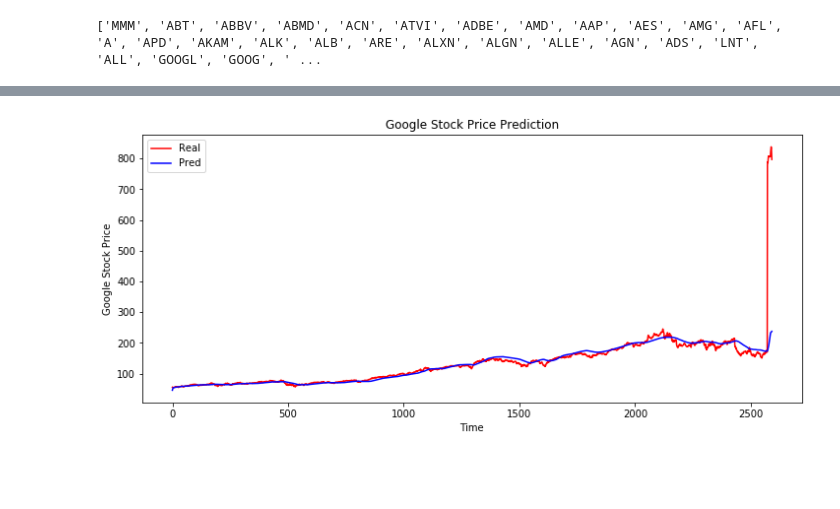
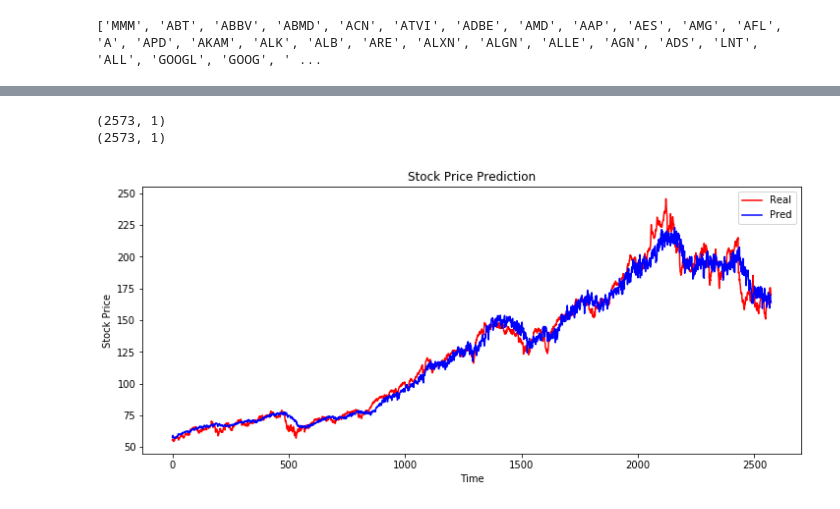
Before and after one commit to dsingal0/StockPredictor, a Jupyter notebook: simplePredictor.ipynb, the cells around one changed output, grey strips where cells are left out. Drawn from its saved outputs; the diff is of its cells as text; code cells hidden in the pictures; blank space fills up the shorter version.

Commit message:
fixed predict in notebook, removed GooglePredictor, and added pip requirements. todo: comments and wrapper for multi-stock training and checkpointing

```diff
--- a/simplePredictor.ipynb
+++ b/simplePredictor.ipynb
@@ -63,0 +48,12 @@ print(training_set_scaled)
+# %%
+# Importing the data set
+ticker = yf.Ticker(labels[0])
+data_set = ticker.history(period="max")
+data_set = data_set[data_set.index>dateutil.parser.parse("2009-06-01")]
+data_set = data_set.drop(['Dividends', 'Stock Splits', 'High', 'Low', 'Close','Volume'], axis = 1)
+train_set, test_set = train_test_split(data_set, test_size=0.2, train_size=0.8, shuffle=False)
+sc = MinMaxScaler(feature_range = (0, 1))
+train_fit = sc.fit(train_set)
+train_scaled = sc.transform(train_set)
+print(train_set.shape)
+print(test_set.shape)
@@ -131,36 +136,38 @@ epoch 49, loss 0.002136867493391037
 # %%
-# Getting the real stock price of 2017
-dataset_test = pd.read_csv('Google_Stock_Price_Test.csv')
-real_stock_price = dataset_test.iloc[:, 1:2].values
-
-# Getting the predicted stock price of 2017
-dataset_total = pd.concat((training_set['Open'], dataset_test['Open']), axis = 0)
-inputs = dataset_total[len(dataset_total) - len(dataset_test) - INPUT_SIZE:].values
+real_stock_price = test_set.values
+total_set = pd.concat((train_set['Open'], test_set['Open']), axis = 0)
+inputs = total_set[len(total_set) - len(test_set) - INPUT_SIZE:].values
 inputs = inputs.reshape(-1,1)
 inputs = sc.transform(inputs)
-X_test = []
-for i in range(INPUT_SIZE, 80):
-    X_test.append(inputs[i-INPUT_SIZE:i, 0])
-X_test = np.array(X_test)
-X_test = np.reshape(X_test, (X_test.shape[0], 1, X_test.shape[1]))
 
-X_train_X_test = np.concatenate((X_train, X_test),axis=0)
+x_test = []
+for i in range(INPUT_SIZE, inputs.shape[0]):
+    x_test.append(inputs[i-INPUT_SIZE:i, 0])
+x_test = np.array(x_test)
+x_test = np.reshape(x_test, (x_test.shape[0], 1, x_test.shape[1]))
+
+x_train_x_test = np.concatenate((x_train, x_test),axis=0)
 hidden_state = None
-test_inputs = Variable(torch.from_numpy(X_train_X_test).float()).cuda()
+test_inputs = Variable(torch.from_numpy(x_train_x_test).float()).cuda()
 predicted_stock_price, b = rnn(test_inputs, hidden_state)
 predicted_stock_price = np.reshape(predicted_stock_price.detach().cpu().numpy(), (test_inputs.shape[0], 1))
 predicted_stock_price = sc.inverse_transform(predicted_stock_price)
 
-real_stock_price_all = np.concatenate((training_set[INPUT_SIZE:], real_stock_price))
+real_stock_price_all = np.concatenate((train_set[INPUT_SIZE:], real_stock_price))
+print(real_stock_price_all.shape)
+print(predicted_stock_price.shape)
+# %% [output]
+(2573, 1)
+(2573, 1)
 # %%
 # Visualising the results
 plt.figure(1, figsize=(12, 5))
 plt.plot(real_stock_price_all, color = 'red', label = 'Real')
 plt.plot(predicted_stock_price, color = 'blue', label = 'Pred')
-plt.title('Google Stock Price Prediction')
+plt.title('Stock Price Prediction')
 plt.xlabel('Time')
-plt.ylabel('Google Stock Price')
+plt.ylabel('Stock Price')
 plt.legend()
 plt.show()
 # %% [output]
-[figure, old version]
+[figure, new version]
```
Also changed, not shown: parts of 8 cells of this notebook, 4 other files.
